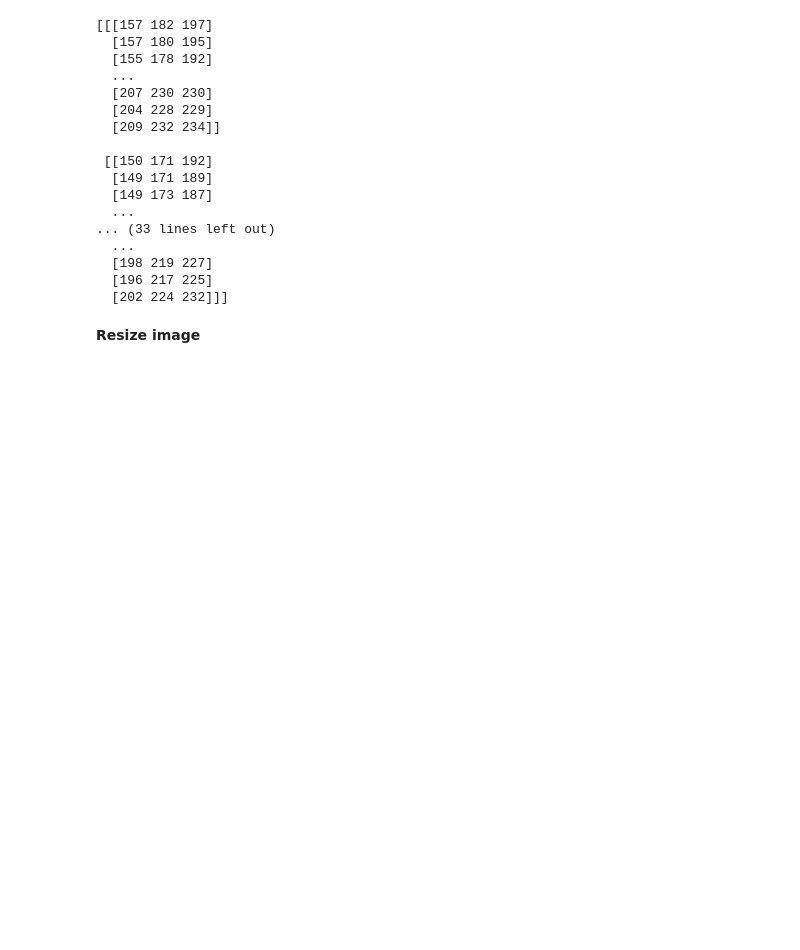
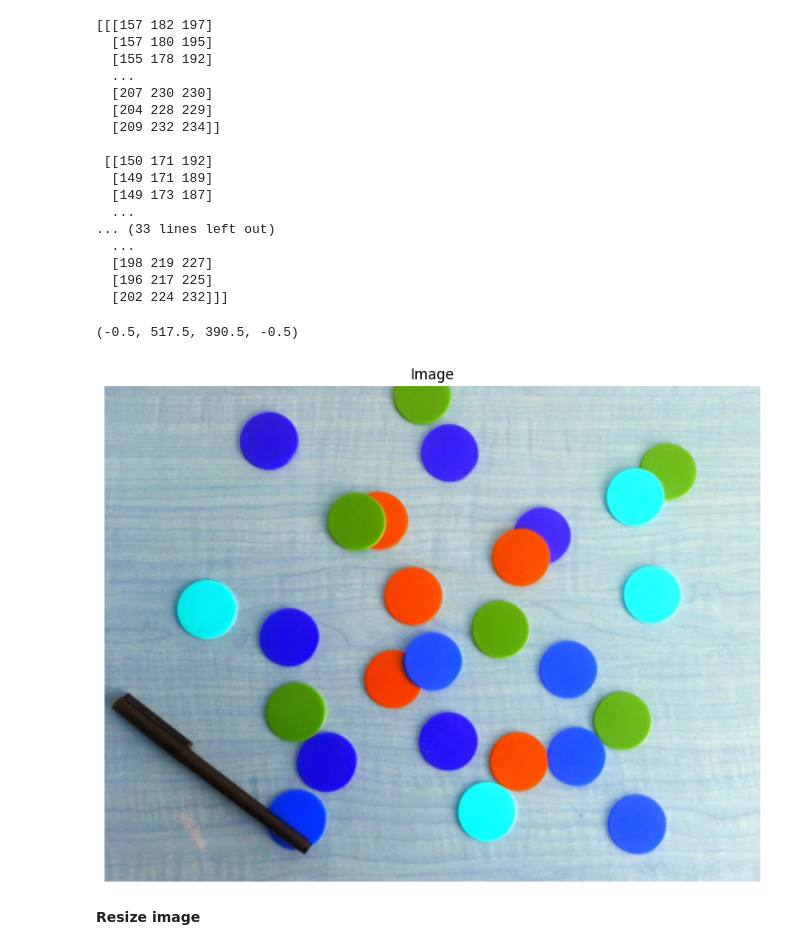
Before and after one commit to ZiaUrRehman-bit/Computer-Vision-Course, a Jupyter notebook: Lab 01/01_BasicComputerVision.ipynb, the cells around one changed output. Drawn from its saved outputs; the diff is of its cells as text; code cells hidden in the pictures; blank space fills up the shorter version.

```diff
--- a/Lab 01/01_BasicComputerVision.ipynb
+++ b/Lab 01/01_BasicComputerVision.ipynb
@@ -52,6 +53,15 @@ print(img)
 cv2.imshow("Image", img)
 cv2.waitKey(0)
 cv2.destroyAllWindows()
+# %%
+# Display image using matplotlib
+plt.figure(figsize=[10,10])
+plt.imshow(img)
+plt.title("Image")
+plt.axis("off")
+# %% [output]
+(-0.5, 517.5, 390.5, -0.5)
+[figure, added]
 # %% [markdown]
 **Resize image**
 # %%
```
Also changed, not shown: parts of 7 cells of this notebook, 1 other file.
